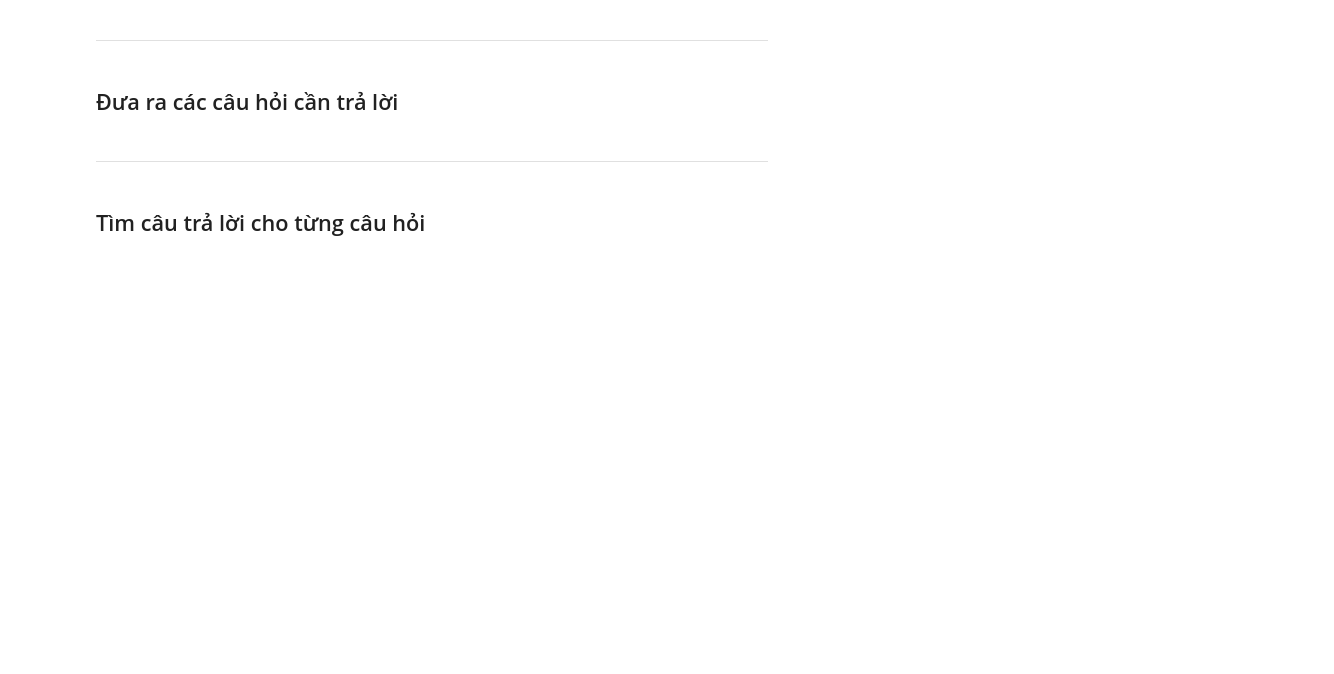
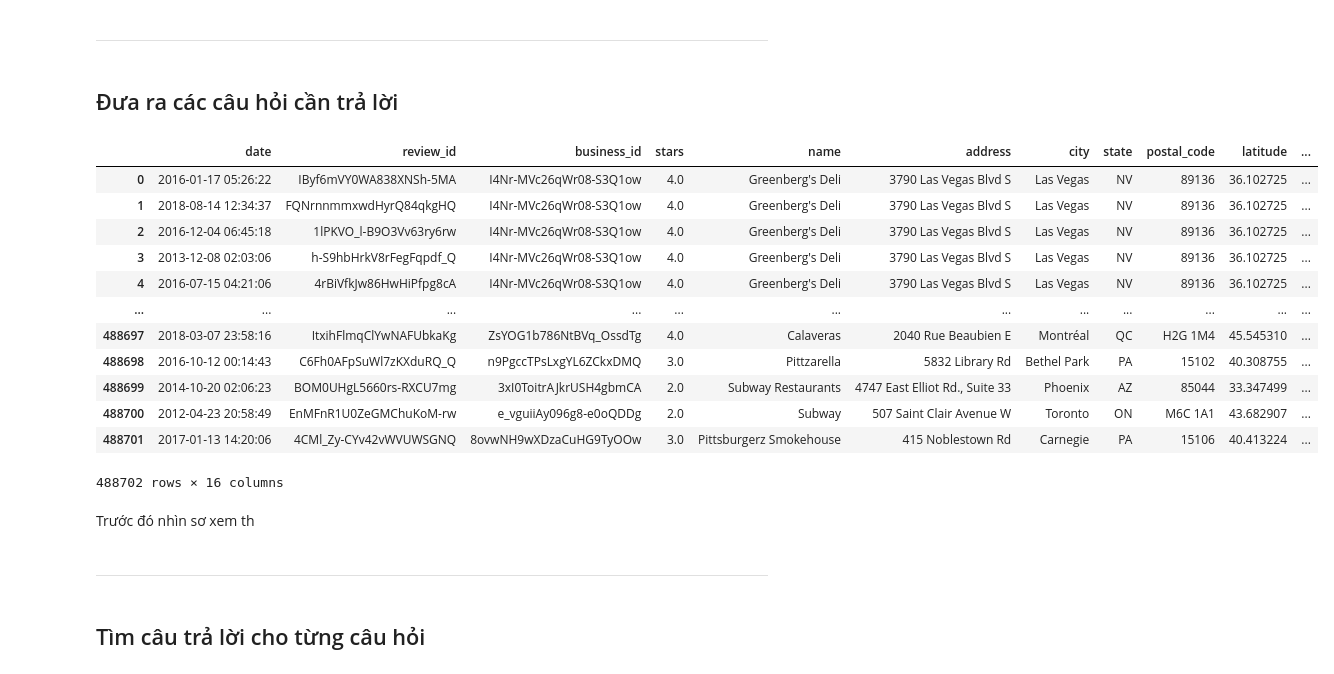
Before and after one commit to nguyenhuands99/p4ds-final-project, a Jupyter notebook: 1712466-NguyenHuuHuan.ipynb, the cells around one changed output. Saved outputs shown, nothing was run; the diff lists cells and outputs as text; code cells hidden in the pictures; blank space fills up the shorter version.

```diff
--- a/1712466-NguyenHuuHuan.ipynb
+++ b/1712466-NguyenHuuHuan.ipynb
@@ -201,7 +274,30 @@ reviews_df.head()
+# %%
+reviews_df['date'] = pd.to_datetime(reviews_df['date'], format='%Y-%m-%d %H:%M:%S')
 # %% [markdown]
 ----
 # %% [markdown]
 ## Đưa ra các câu hỏi cần trả lời
+# %%
+df1 = reviews_df.rename({'stars': 'review_stars'})
+df2 = business_df
+df = df1.merge(df2)
+df
+# %% [output]
+|  | date | review_id | business_id | stars | name | address | city | state | postal_code | latitude | ... |
+| 0 | 2016-01-17 05:26:22 | IByf6mVY0WA838XNSh-5MA | I4Nr-MVc26qWr08-S3Q1ow | 4.0 | Greenberg's Deli | 3790 Las Vegas Blvd S | Las Vegas | NV | 89136 | 36.102725 | ... |
+| 1 | 2018-08-14 12:34:37 | FQNrnnmmxwdHyrQ84qkgHQ | I4Nr-MVc26qWr08-S3Q1ow | 4.0 | Greenberg's Deli | 3790 Las Vegas Blvd S | Las Vegas | NV | 89136 | 36.102725 | ... |
+| 2 | 2016-12-04 06:45:18 | 1lPKVO_l-B9O3Vv63ry6rw | I4Nr-MVc26qWr08-S3Q1ow | 4.0 | Greenberg's Deli | 3790 Las Vegas Blvd S | Las Vegas | NV | 89136 | 36.102725 | ... |
+| 3 | 2013-12-08 02:03:06 | h-S9hbHrkV8rFegFqpdf_Q | I4Nr-MVc26qWr08-S3Q1ow | 4.0 | Greenberg's Deli | 3790 Las Vegas Blvd S | Las Vegas | NV | 89136 | 36.102725 | ... |
+| 4 | 2016-07-15 04:21:06 | 4rBiVfkJw86HwHiPfpg8cA | I4Nr-MVc26qWr08-S3Q1ow | 4.0 | Greenberg's Deli | 3790 Las Vegas Blvd S | Las Vegas | NV | 89136 | 36.102725 | ... |
+| ... | ... | ... | ... | ... | ... | ... | ... | ... | ... | ... | ... |
+| 488697 | 2018-03-07 23:58:16 | ItxihFlmqClYwNAFUbkaKg | ZsYOG1b786NtBVq_OssdTg | 4.0 | Calaveras | 2040 Rue Beaubien E | Montréal | QC | H2G 1M4 | 45.545310 | ... |
+| 488698 | 2016-10-12 00:14:43 | C6Fh0AFpSuWl7zKXduRQ_Q | n9PgccTPsLxgYL6ZCkxDMQ | 3.0 | Pittzarella | 5832 Library Rd | Bethel Park | PA | 15102 | 40.308755 | ... |
+| 488699 | 2014-10-20 02:06:23 | BOM0UHgL5660rs-RXCU7mg | 3xI0ToitrAJkrUSH4gbmCA | 2.0 | Subway Restaurants | 4747 East Elliot Rd., Suite 33 | Phoenix | AZ | 85044 | 33.347499 | ... |
+| 488700 | 2012-04-23 20:58:49 | EnMFnR1U0ZeGMChuKoM-rw | e_vguiiAy096g8-e0oQDDg | 2.0 | Subway | 507 Saint Clair Avenue W | Toronto | ON | M6C 1A1 | 43.682907 | ... |
+| 488701 | 2017-01-13 14:20:06 | 4CMl_Zy-CYv42vWVUWSGNQ | 8ovwNH9wXDzaCuHG9TyOOw | 3.0 | Pittsburgerz Smokehouse | 415 Noblestown Rd | Carnegie | PA | 15106 | 40.413224 | ... |
+488702 rows × 16 columns
+# %% [markdown]
+Trước đó nhìn sơ xem th
 # %% [markdown]
 ------
 # %% [markdown]
```
Also changed, not shown: parts of 48 cells of this notebook.
